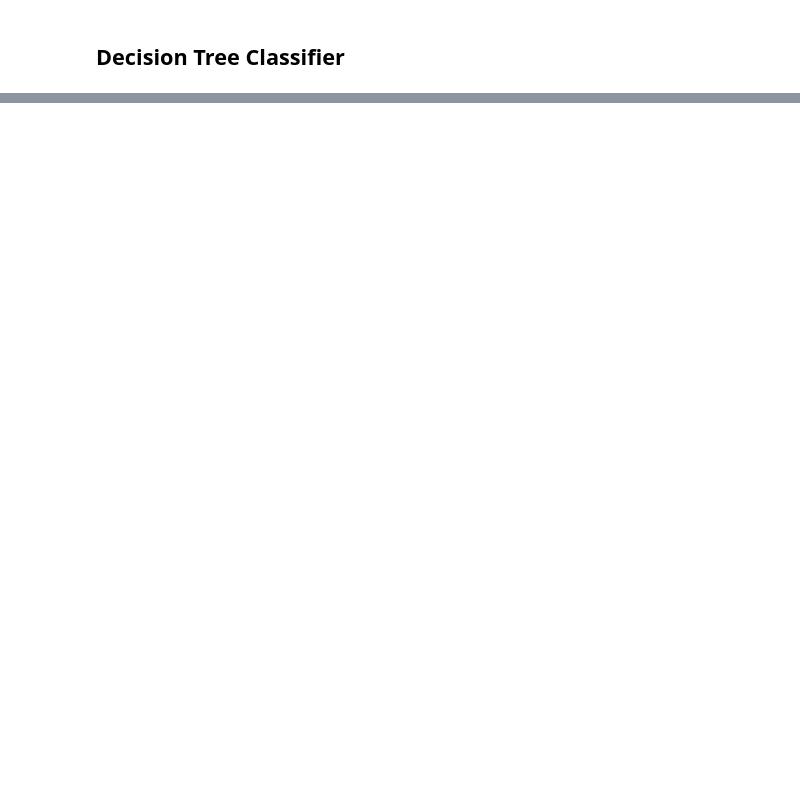
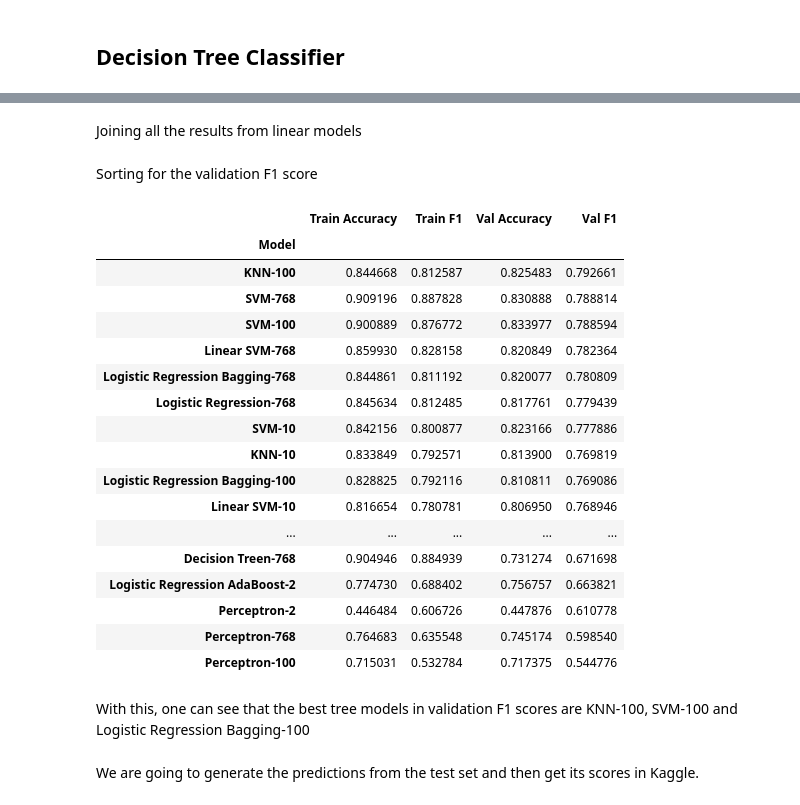
Before and after one commit to eduardofcabrera/NLP_Disaster_Tweets, a Jupyter notebook: text_classification.ipynb, the cells around one changed output, grey strips where cells are left out. Saved outputs shown, nothing was run; the diff lists cells and outputs as text; code cells hidden in the pictures; blank space fills up the shorter version.

```diff
--- a/text_classification.ipynb
+++ b/text_classification.ipynb
@@ -251,0 +248,9 @@ tree_full.get_depth()
+# %%
+from sklearn.ensemble import BaggingClassifier
+
+tree_bagging_list = [BaggingClassifier(estimator=DecisionTreeClassifier(max_depth=5)) for _ in train_features_list]
+tree_bagging_list = train_list_of_models(tree_bagging_list, train_features_list)
+tree_bagging_df = get_metrics_list_of_models(tree_bagging_list,
+                        train_features_list, val_features_list,
+                        "Decision Tree Bagging", dim_list)
+tree_bagging_df
@@ -251,0 +266,9 @@ tree_full.get_depth()
+# %%
+from sklearn.ensemble import AdaBoostClassifier
+
+lr_ada_list = [AdaBoostClassifier(estimator=LogisticRegression(penalty="l2")) for _ in train_features_list]
+lr_ada_list = train_list_of_models(lr_ada_list, train_features_list)
+lr_ada_df = get_metrics_list_of_models(lr_ada_list,
+                        train_features_list, val_features_list,
+                        "Logistic Regression AdaBoost", dim_list)
+lr_ada_df
@@ -251,0 +282,9 @@ tree_full.get_depth()
+# %%
+from sklearn.ensemble import AdaBoostClassifier
+
+tree_ada_list = [AdaBoostClassifier(estimator=DecisionTreeClassifier(max_depth=2)) for _ in train_features_list]
+tree_ada_list = train_list_of_models(tree_ada_list, train_features_list)
+tree_ada_df = get_metrics_list_of_models(tree_ada_list,
+                        train_features_list, val_features_list,
+                        "Decision Tree AdaBoost", dim_list)
+tree_ada_df
@@ -251,0 +298,32 @@ tree_full.get_depth()
+# %% [markdown]
+Joining all the results from linear models
+# %%
+df_linear_models = pd.concat([
+    logistics_regression_df, knn_df, tree_df, perceptron_df, linear_svm_df, svm_df,
+    random_forest_df, lr_df, tree_bagging_df, lr_ada_df, tree_ada_df
+])
+# %% [markdown]
+Sorting for the validation F1 score
+# %%
+df_linear_models.sort_values("Val F1", ascending=False)
+# %% [output]
+|  | Train Accuracy | Train F1 | Val Accuracy | Val F1 |
+| Model |  |  |  |  |
+| KNN-100 | 0.844668 | 0.812587 | 0.825483 | 0.792661 |
+| SVM-768 | 0.909196 | 0.887828 | 0.830888 | 0.788814 |
+| SVM-100 | 0.900889 | 0.876772 | 0.833977 | 0.788594 |
+| Linear SVM-768 | 0.859930 | 0.828158 | 0.820849 | 0.782364 |
+| Logistic Regression Bagging-768 | 0.844861 | 0.811192 | 0.820077 | 0.780809 |
+| Logistic Regression-768 | 0.845634 | 0.812485 | 0.817761 | 0.779439 |
+| SVM-10 | 0.842156 | 0.800877 | 0.823166 | 0.777886 |
+| KNN-10 | 0.833849 | 0.792571 | 0.813900 | 0.769819 |
+| Logistic Regression Bagging-100 | 0.828825 | 0.792116 | 0.810811 | 0.769086 |
+| Linear SVM-10 | 0.816654 | 0.780781 | 0.806950 | 0.768946 |
+| ... | ... | ... | ... | ... |
+| Decision Treen-768 | 0.904946 | 0.884939 | 0.731274 | 0.671698 |
+| Logistic Regression AdaBoost-2 | 0.774730 | 0.688402 | 0.756757 | 0.663821 |
+| Perceptron-2 | 0.446484 | 0.606726 | 0.447876 | 0.610778 |
+| Perceptron-768 | 0.764683 | 0.635548 | 0.745174 | 0.598540 |
+| Perceptron-100 | 0.715031 | 0.532784 | 0.717375 | 0.544776 |
+# %% [markdown]
+With this, one can see that the best tree models in validation F1 scores are KNN-100, SVM-100 and Logistic Regression Bagging-100
@@ -251,0 +334,2 @@ tree_full.get_depth()
+# %% [markdown]
+We are going to generate the predictions from the test set and then get its scores in Kaggle.
```
Also changed, not shown: parts of 72 cells of this notebook, 2 other files.
